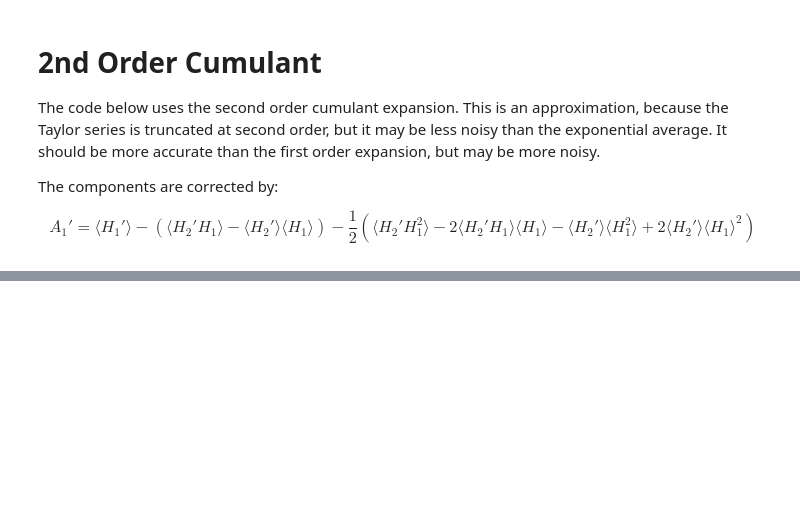
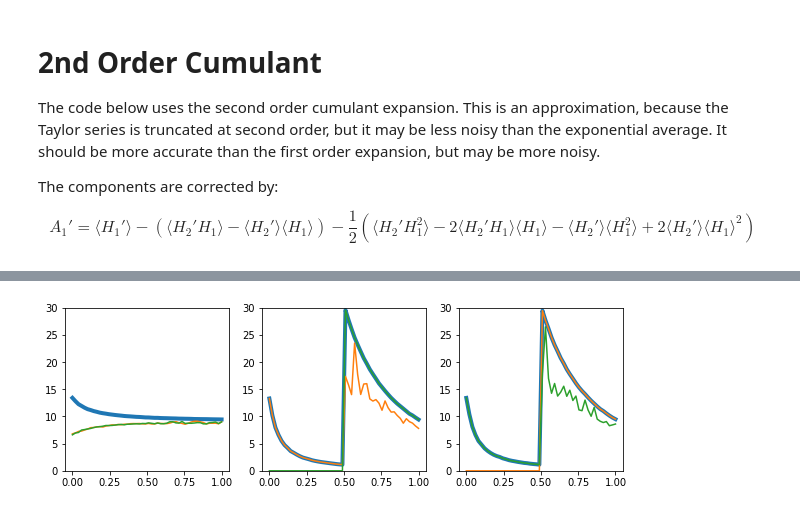
Before and after one commit to jlmaccal/decomp_notebooks, a Jupyter notebook: double_harmonic.ipynb, the cells around one changed output, grey strips where cells are left out. Drawn from its saved outputs; the diff is of its cells as text; code cells hidden in the pictures; blank space fills up the shorter version.

```diff
--- a/double_harmonic.ipynb
+++ b/double_harmonic.ipynb
@@ -204,4 +199,0 @@ print(C12)
-# %%
-positions, energies = compute_curve(50, STEPS, 50, 1.0, 10.0, 10.0, f3, g3)
-# %%
-lambdas, dH, dH1, dH2 = extract_averages(energies)
@@ -532,0 +312,11 @@ print(C12)
+# %%
+lambdas, dH_long_1_exp, dH1_long_1_exp, dH2_long_1_exp = extract_reweighted_averages(energies_long_1)
+_,       dH_long_2_exp, dH1_long_2_exp, dH2_long_2_exp = extract_reweighted_averages(energies_long_2)
+_,       dH_long_3_exp, dH1_long_3_exp, dH2_long_3_exp = extract_reweighted_averages(energies_long_3)
+# %%
+plot_derivs(lambdas,
+            dH_long_1_exp, dH1_long_1_exp, dH2_long_1_exp,
+            dH_long_2_exp, dH1_long_2_exp, dH2_long_2_exp,
+            dH_long_3_exp, dH1_long_3_exp, dH2_long_3_exp)
+# %% [output]
+[figure, added]
```
Also changed, not shown: parts of 86 cells of this notebook.
